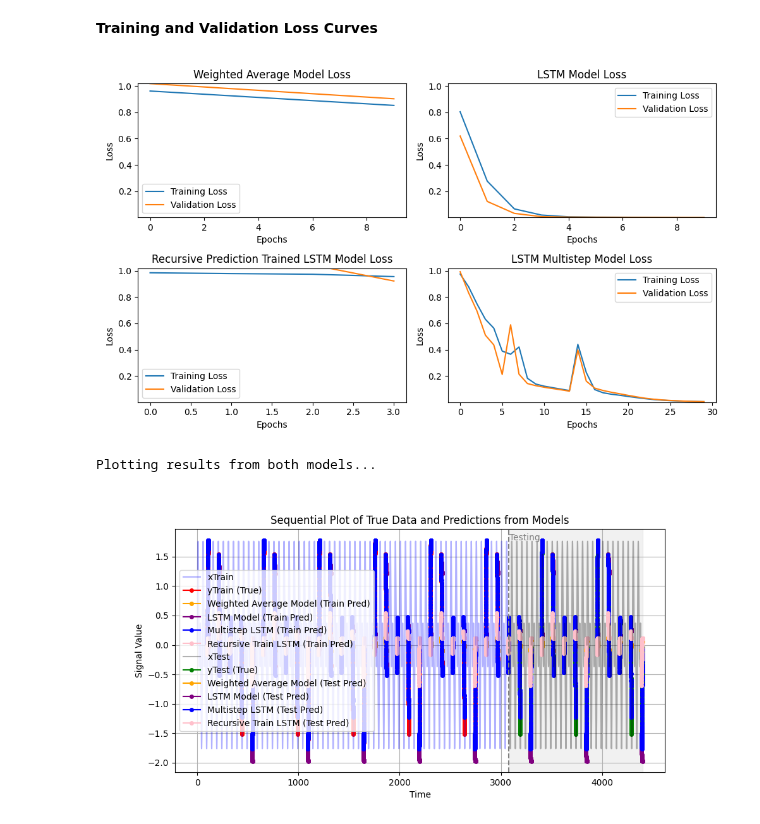
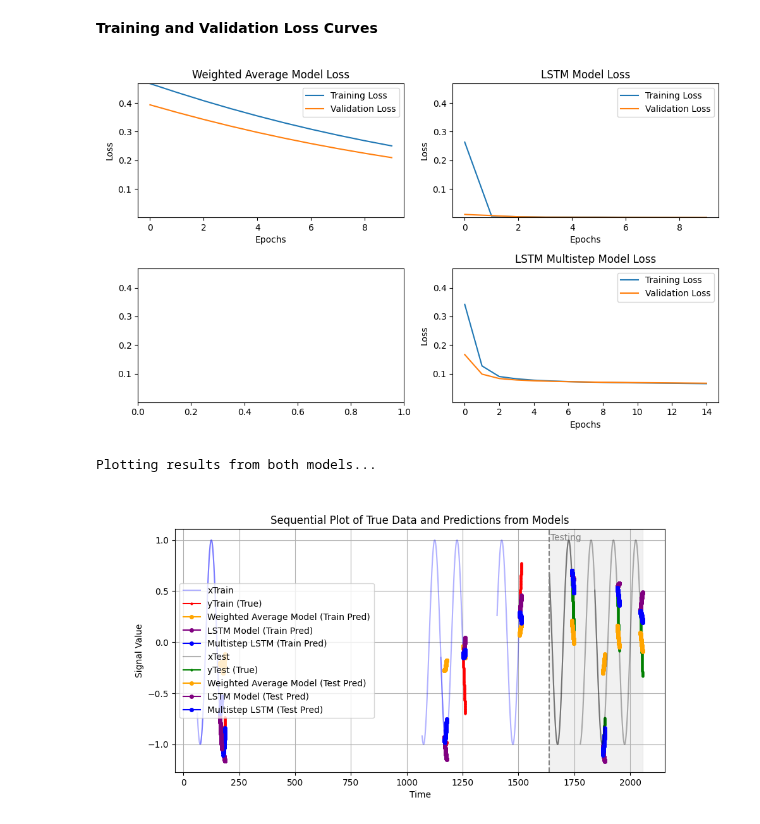
Before and after one commit to ArnavTapadia/emili_TimeSeriesPredictor, a Jupyter notebook: time_series_predictor/Models/Model_Comparison.ipynb, the cells around one changed output. Drawn from its saved outputs; the diff is of its cells as text; code cells hidden in the pictures.

Commit message:
attempting random sampling

```diff
--- a/time_series_predictor/Models/Model_Comparison.ipynb
+++ b/time_series_predictor/Models/Model_Comparison.ipynb
@@ -42,7 +42,7 @@ Increase the sine_frequency
 
 Alternatively, you can increase lookback
 '''
-sine_frequency = 0.04 #maximum frequency present is sine function
+sine_frequency = 0.01 #maximum frequency present is sine function
 
 #sampling parameters
 sampling_frequency = 10
@@ -54,8 +54,10 @@ lookback = 1000
 forecast = 100
 stride = lookback + forecast #so no overlap
 
-nSamples = 40
+nSamples = 100
 noise_lvl = 0
+
+testSplit = 0.3
 
 print(f'Time between each sample is {delta_t}')
 print(f'Number of seconds of data is {delta_t*(lookback+forecast)*nSamples}')
@@ -70,7 +72,7 @@ def gen_univariate_synthetic_data(timesteps, delta_t, frequency=0.001, noise_lev
     t = np.linspace(0, (timesteps-1)*delta_t, timesteps)
 
     # Generate sine wave based on frequency, where `frequency` is in Hz
-    signal = (np.sin(2 * np.pi * frequency * t)) + np.sin(2*np.pi*frequency/2*t)  #- 2*np.cos(2 * np.pi * frequency/1.5 * t) + 0.2*np.sin(2 * np.pi * frequency/7* t) + np.sin(2*np.pi*frequency*4*t )
+    signal = (np.sin(2 * np.pi * frequency * t))# + np.sin(2*np.pi*frequency/2*t)  #- 2*np.cos(2 * np.pi * frequency/1.5 * t) + 0.2*np.sin(2 * np.pi * frequency/7* t) + np.sin(2*np.pi*frequency*4*t )
 
     # Add noise to the signal
     noise = np.random.normal(0, noise_level, timesteps)
@@ -85,7 +87,7 @@ def gen_univariate_synthetic_data(timesteps, delta_t, frequency=0.001, noise_lev
 
     return t, scaled_signal + noise
 
-t,univariate_data = gen_univariate_synthetic_data(timesteps = (lookback+forecast)*nSamples, delta_t=delta_t, noise_level=noise_lvl,
+t,univariate_data = gen_univariate_synthetic_data(timesteps = (lookback+forecast)*20, delta_t=delta_t, noise_level=noise_lvl,
                                                   frequency=sine_frequency)
 
 plt.figure(figsize=(10, 5))
@@ -677,14 +719,14 @@ plt.xlabel("Epochs")
 plt.ylabel("Loss")
 plt.legend()
 
-# LSTM recursive Model loss curves
-plt.subplot(2, 2, 3)
-plt.plot(lstm_recursive_train_loss, label='Training Loss')
-plt.plot(lstm_recursive_val_loss, label='Validation Loss')
-plt.title("Recursive Prediction Trained LSTM Model Loss")
-plt.xlabel("Epochs")
-plt.ylabel("Loss")
-plt.legend()
+# # LSTM recursive Model loss curves
+# plt.subplot(2, 2, 3)
+# plt.plot(lstm_recursive_train_loss, label='Training Loss')
+# plt.plot(lstm_recursive_val_loss, label='Validation Loss')
+# plt.title("Recursive Prediction Trained LSTM Model Loss")
+# plt.xlabel("Epochs")
+# plt.ylabel("Loss")
+# plt.legend()
 
 plt.subplot(2, 2, 4)
 plt.plot(lstm_multistep_train_loss, label='Training Loss')
@@ -715,40 +757,45 @@ plt.ylim([y_min,y_max])  # Set y-axis limits for the second plot
 plt.tight_layout()
 plt.show()
 # %% [output]
-[figure, old version]
+[figure, new version]
 # %%
 # Predict on training and test sets for both models
-model_train_preds_weighted = recursive_predict(model=weighted_average_model, input_data=xTr, nRecursive_predictions=forecast)
-model_test_preds_weighted = recursive_predict(model=weighted_average_model, input_data=xTe, nRecursive_predictions=forecast)
+train_samples = np.random.randint(0, int(nSamples*(1-testSplit)), size=5)
+test_samples = np.random.randint(0, int(nSamples*(testSplit)), size=5)
 
-model_train_preds_lstm = recursive_predict(model=lstm_model, input_data=xTr, nRecursive_predictions=forecast)
-model_test_preds_lstm = recursive_predict(model=lstm_model, input_data=xTe, nRecursive_predictions=forecast)
+model_train_preds_weighted = recursive_predict(model=weighted_average_model, input_data=xTr[train_samples], nRecursive_predictions=forecast)
+model_test_preds_weighted = recursive_predict(model=weighted_average_model, input_data=xTe[test_samples], nRecursive_predictions=forecast)
 
-model_train_preds_lstm_recursive = recursive_predict(model=lstm_model_recursive_train, input_data=xTr, nRecursive_predictions=1)
-model_test_preds_lstm_recursive = recursive_predict(model=lstm_model_recursive_train, input_data=xTe, nRecursive_predictions=1)
+model_train_preds_lstm = recursive_predict(model=lstm_model, input_data=xTr[train_samples], nRecursive_predictions=forecast)
+model_test_preds_lstm = recursive_predict(model=lstm_model, input_data=xTe[test_samples], nRecursive_predictions=forecast)
 
-model_train_preds_lstm_multistep = recursive_predict(model=lstm_multistep, input_data=xTr, nRecursive_predictions=3)
-model_test_preds_lstm_multistep = recursive_predict(model=lstm_multistep, input_data=xTe, nRecursive_predictions=3)
+# model_train_preds_lstm_recursive = recursive_predict(model=lstm_model_recursive_train, input_data=xTr, nRecursive_predictions=1)
+# model_test_preds_lstm_recursive = recursive_predict(model=lstm_model_recursive_train, input_data=xTe, nRecursive_predictions=1)
+
+model_train_preds_lstm_multistep = recursive_predict(model=lstm_multistep, input_data=xTr[train_samples], nRecursive_predictions=1)
+model_test_preds_lstm_multistep = recursive_predict(model=lstm_multistep, input_data=xTe[test_samples], nRecursive_predictions=1)
 
 # Create a dictionary with both training and test predictions for each model
 model_predictions = {
     "training": [
         ("Weighted Average Model", model_train_preds_weighted),
         ("LSTM Model", model_train_preds_lstm),
         ("Multistep LSTM", model_train_preds_lstm_multistep),
-        ("Recursive Train LSTM", model_train_preds_lstm_recursive)
+        # ("Recursive Train LSTM", model_train_preds_lstm_recursive)
     ],
     "testing": [
         ("Weighted Average Model", model_test_preds_weighted),
         ("LSTM Model", model_test_preds_lstm),
         ("Multistep LSTM", model_test_preds_lstm_multistep),
-        ("Recursive Train LSTM", model_test_preds_lstm_recursive)
+        # ("Recursive Train LSTM", model_test_preds_lstm_recursive)
     ]
 }
 
 # Plot predictions from both models
 print("Plotting results from both models...")
-plot_sequential_samples(univariate_data=univariate_data, x_train=xTr, y_train=yTr, x_test=xTe, y_test=yTe, model_preds_dict=model_predictions, delta_t=0.1)
+plot_sequential_samples(univariate_data=univariate_data, t_train = tTr[train_samples], x_train=xTr[train_samples], y_train=yTr[train_samples],
+                        t_test = tTe[test_samples], x_test=xTe[test_samples], y_test=yTe[test_samples],
+                        model_preds_dict=model_predictions, delta_t=0.1)
 # %% [output]
 Plotting results from both models...
-[figure, old version]
+[figure, new version]
```
Also changed, not shown: parts of 5 cells of this notebook.
